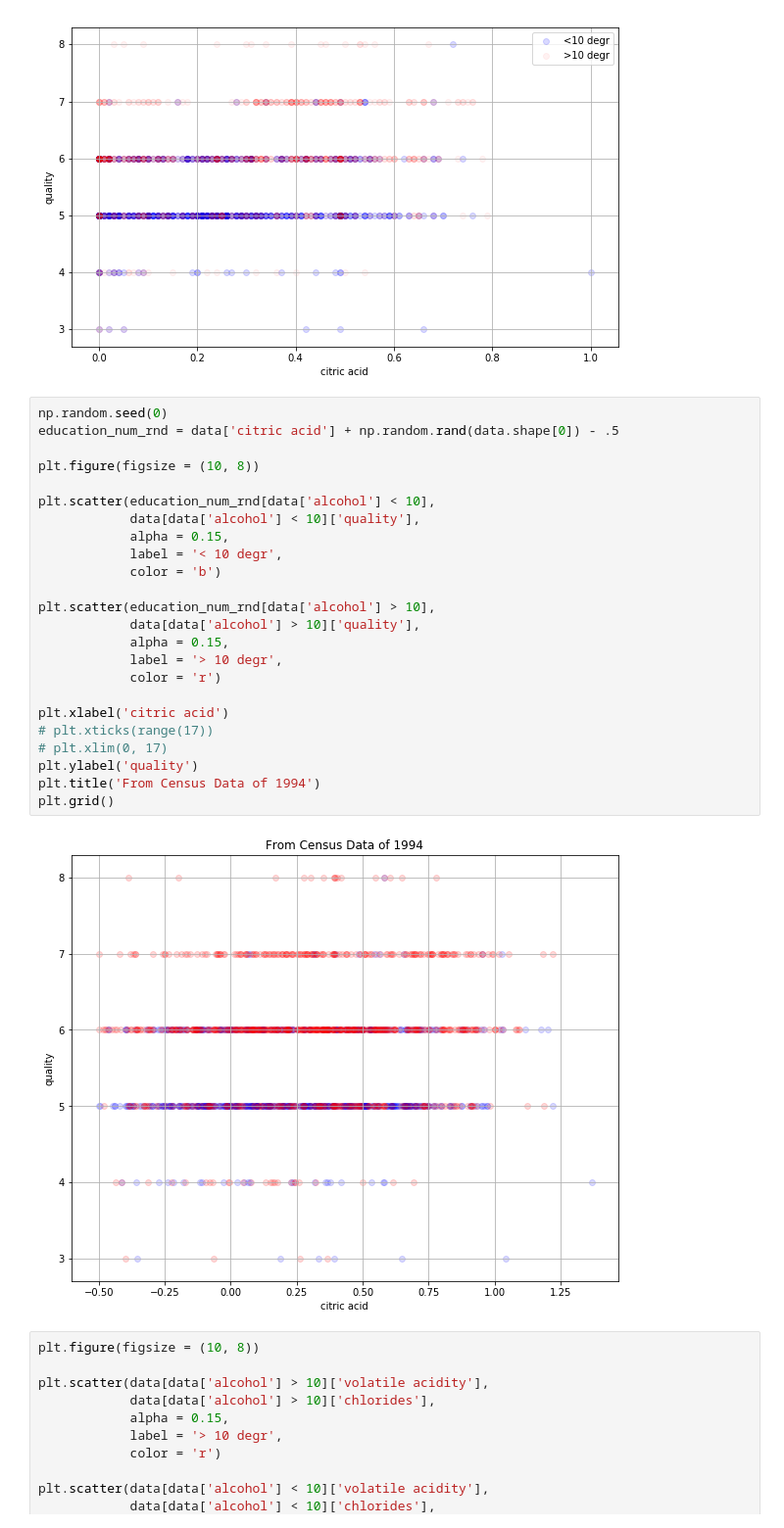
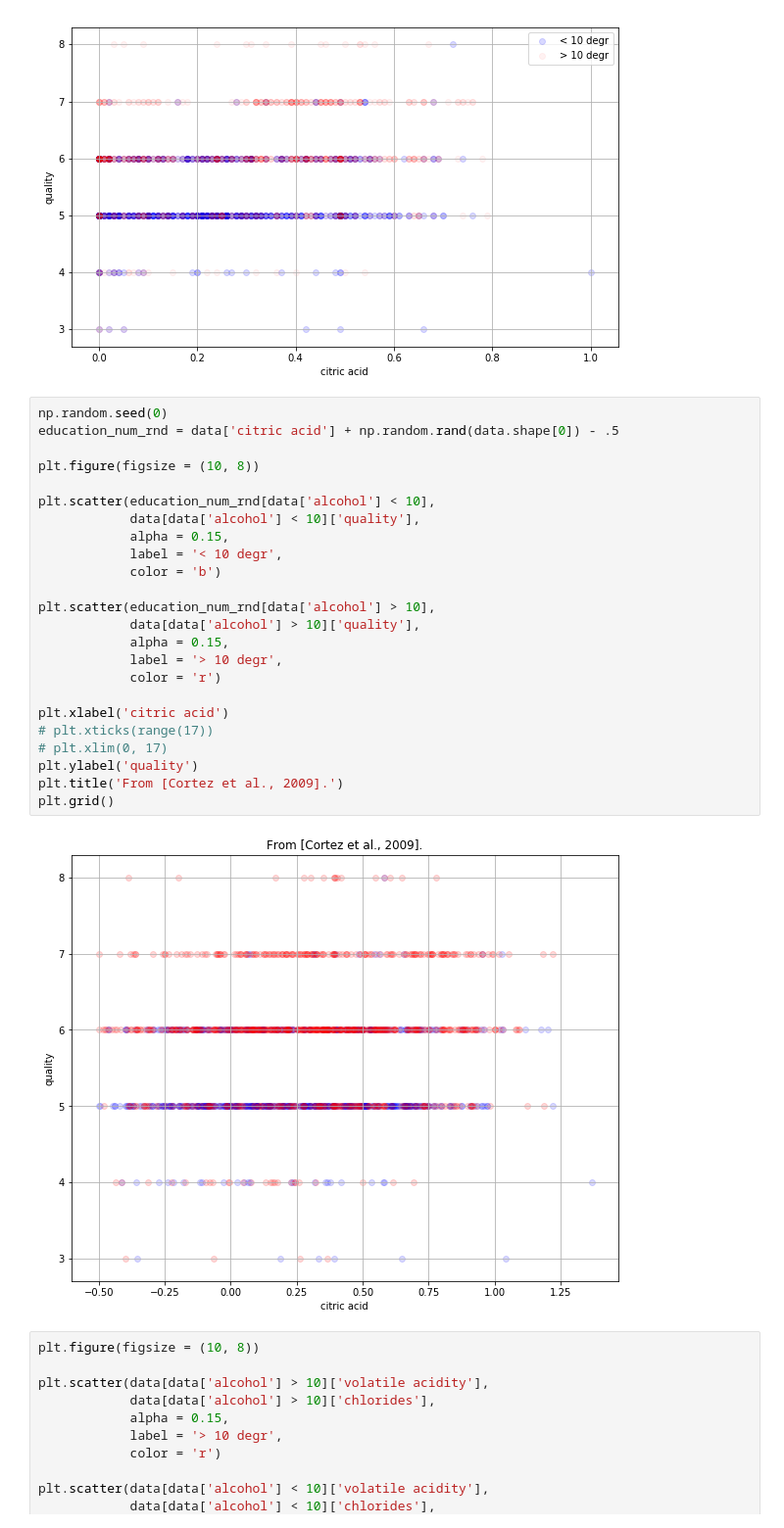
Before and after one commit to JaneMor/Wine, a Jupyter notebook: Red-winequality.ipynb, the cells around one changed output. Shown at 98% size. Cells and saved outputs as stored; diff of their text form.

```diff
--- a/Red-winequality.ipynb
+++ b/Red-winequality.ipynb
@@ -237,29 +242,29 @@ plt.grid()
 # %%
 np.random.seed(0)
 education_num_rnd = data['citric acid'] + np.random.rand(data.shape[0]) - .5
 
 plt.figure(figsize = (10, 8))
 
 plt.scatter(education_num_rnd[data['alcohol'] < 10],
             data[data['alcohol'] < 10]['quality'],
             alpha = 0.15,
             label = '< 10 degr',
             color = 'b')
 
 plt.scatter(education_num_rnd[data['alcohol'] > 10],
             data[data['alcohol'] > 10]['quality'],
             alpha = 0.15,
             label = '> 10 degr',
             color = 'r')
 
 plt.xlabel('citric acid')
 # plt.xticks(range(17))
 # plt.xlim(0, 17)
 plt.ylabel('quality')
-plt.title('From Census Data of 1994')
+plt.title('From [Cortez et al., 2009].')
 plt.grid()
 # %% [output]
-[figure, old version]
+[figure, new version]
 # %%
 plt.figure(figsize = (10, 8))
 
```
Also changed, not shown: parts of 24 cells of this notebook, 1 other file.
